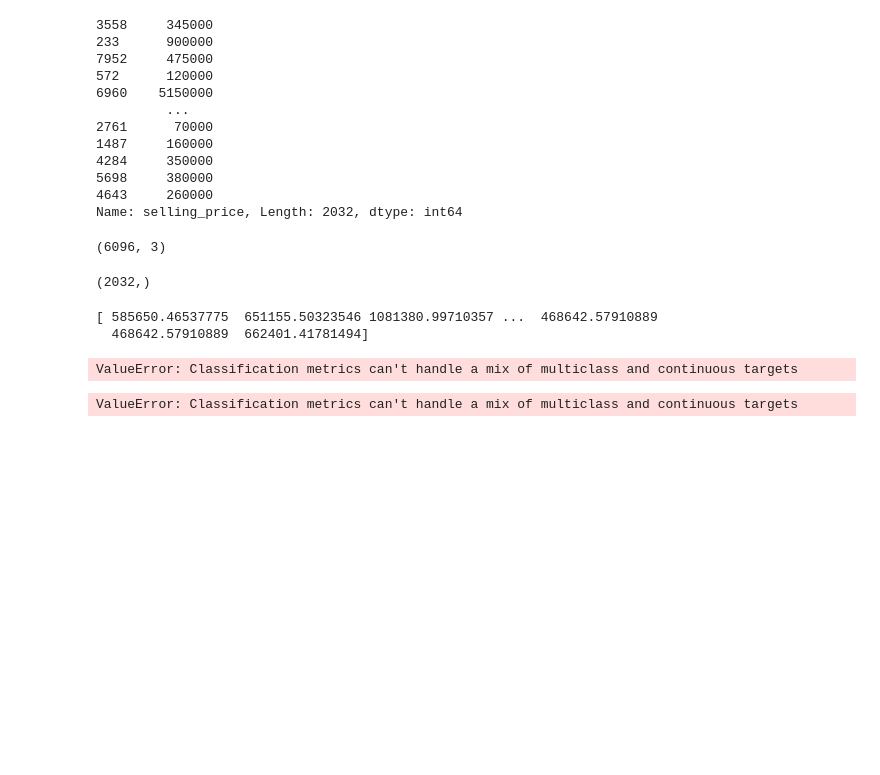
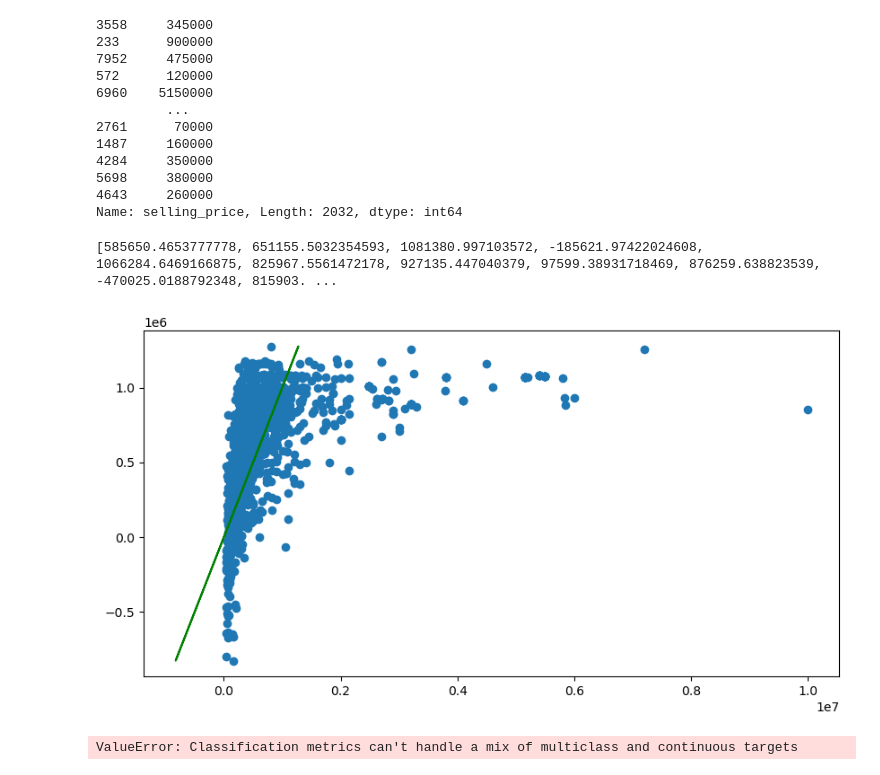
Before and after one commit to FelixRosalesG/ProyectoAlgoritmosSupervisado, a Jupyter notebook: RegresionLinealT3.ipynb, the cells around one changed output. Saved outputs shown, nothing was run; the diff lists cells and outputs as text; code cells hidden in the pictures; blank space fills up the shorter version.

```diff
--- a/RegresionLinealT3.ipynb
+++ b/RegresionLinealT3.ipynb
@@ -217,27 +276,16 @@ print(Y_test)
 5698     380000
 4643     260000
 Name: selling_price, Length: 2032, dtype: int64
-# %%
-X_train.shape
-# %% [output]
-(6096, 3)
-# %%
-Y_test.shape
-# %% [output]
-(2032,)
-# %%
-#from sklearn.linear_model import LinearRegression
-
-regresion_lineal = LinearRegression()
-regresion_lineal.fit(X_train, Y_train)
-prediccion = regresion_lineal.predict(X_test)
-print(prediccion)
-# %% [output]
-[ 585650.46537775  651155.50323546 1081380.99710357 ...  468642.57910889
-  468642.57910889  662401.41781494]
 # %%
-print(classification_report(Y_test, prediccion))
+print(list(prediccion))
 # %% [output]
-ValueError: Classification metrics can't handle a mix of multiclass and continuous targets
+[585650.4653777778, 651155.5032354593, 1081380.997103572, -185621.97422024608, 1066284.6469166875, 825967.5561472178, 927135.447040379, 97599.38931718469, 876259.638823539, -470025.0188792348, 815903. ...
+# %%
+mplot.figure(figsize = (10,5))
+mplot.scatter(Y_test, prediccion)
+mplot.plot(prediccion, prediccion, color = "green")
+mplot.show()
+# %% [output]
+[figure, added]
 # %%
 matrizConfusion = confusion_matrix(Y_test,prediccion)
```
Also changed, not shown: parts of 15 cells of this notebook.
